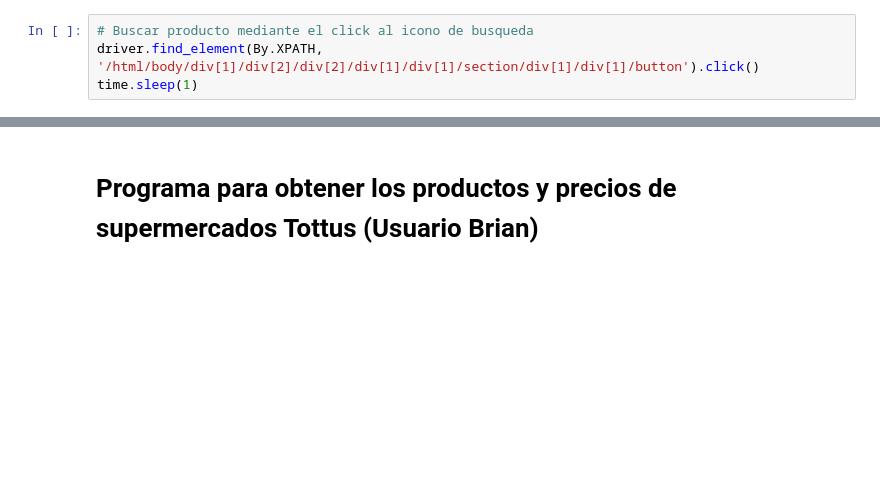
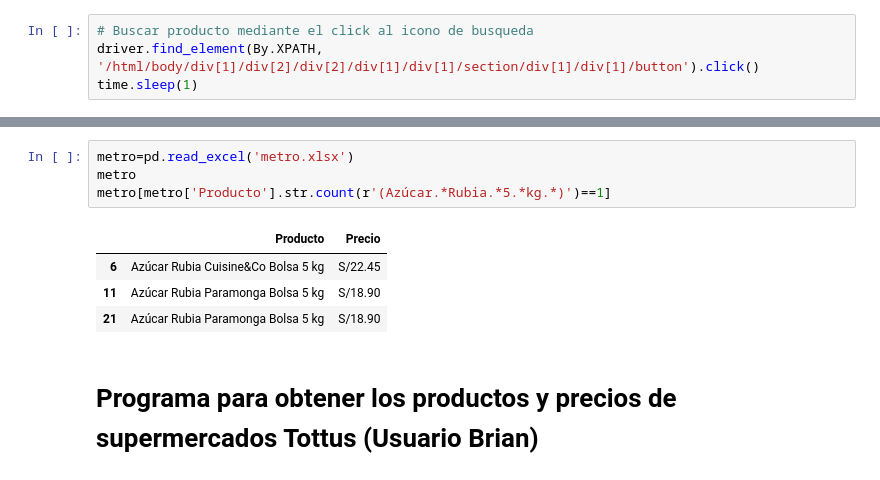
Before and after one commit to Jorgelgnacio/TRABAJO_FINAL_LP2, a Jupyter notebook: TRABAJO_FINAL_LP2.ipynb, the cells around one changed output, grey strips where cells are left out. Drawn from its saved outputs; the diff is of its cells as text; blank space fills up the shorter version.

```diff
--- a/TRABAJO_FINAL_LP2.ipynb
+++ b/TRABAJO_FINAL_LP2.ipynb
@@ -227,3 +281,12 @@ pd.read_excel('tottus.xlsx')
+# %%
+metro=pd.read_excel('metro.xlsx')
+metro
+metro[metro['Producto'].str.count(r'(Azúcar.*Rubia.*5.*kg.*)')==1]
+# %% [output]
+|  | Producto | Precio |
+| 6 | Azúcar Rubia Cuisine&Co Bolsa 5 kg | S/22.45 |
+| 11 | Azúcar Rubia Paramonga Bolsa 5 kg | S/18.90 |
+| 21 | Azúcar Rubia Paramonga Bolsa 5 kg | S/18.90 |
 # %% [markdown]
 # Programa para obtener los productos y precios de supermercados Tottus  (Usuario Brian)
 # %%
```
Also changed, not shown: parts of 14 cells of this notebook.
